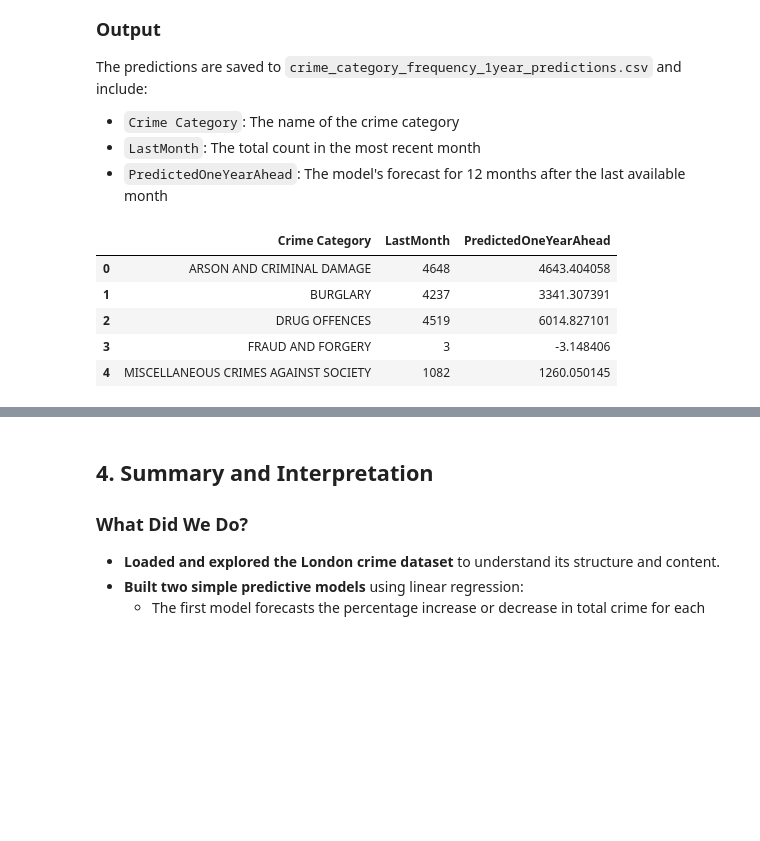
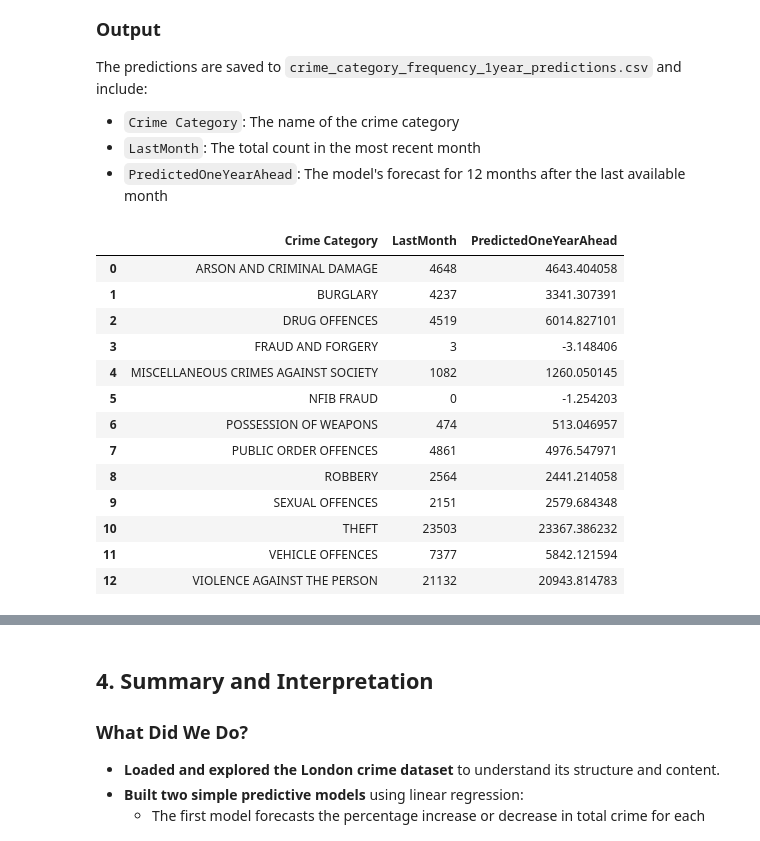
Before and after one commit to MaximilianKlein92/London-Crime, a Jupyter notebook: jupyter_notebooks/Crime_Prediction.ipynb, the cells around one changed output, grey strips where cells are left out. Drawn from its saved outputs; the diff is of its cells as text; code cells hidden in the pictures; blank space fills up the shorter version.

```diff
--- a/jupyter_notebooks/Crime_Prediction.ipynb
+++ b/jupyter_notebooks/Crime_Prediction.ipynb
@@ -143,3 +143,17 @@ ward_pred_df
 | 667 | Yeading | 111 | 98.391304 | -11.359185 |
 | 668 | Yiewsley | 110 | 139.543478 | 26.857708 |
 669 rows × 4 columns
+# %%
+# mae of model 1
+from sklearn.metrics import mean_absolute_error
+mae_list = []
+for ward, row in ward_monthly.iterrows():
+    y = row.values
+    X = np.arange(len(y)).reshape(-1, 1)
+    model = LinearRegression()
+    model.fit(X, y)
+    y_pred = model.predict(X)
+    mae = mean_absolute_error(y, y_pred)
+    mae_list.append({'WardName': ward, 'MAE': mae})
+mae_df = pd.DataFrame(mae_list)
+mae_df
@@ -160,24 +196,32 @@ The predictions are saved to `crime_category_frequency_1year_predictions.csv` an
 # %%
 # Prepare data: sum all crimes per category per month
 cat_monthly = df.groupby('Crime Category')[date_cols].sum()
 
 cat_results = []
 for cat, row in cat_monthly.iterrows():
     y = row.values
     X = np.arange(len(y)).reshape(-1, 1)
     model = LinearRegression()
     model.fit(X, y)
     one_year_ahead = len(y) + 12 - 1  # 12 months ahead from last index
     pred = model.predict([[one_year_ahead]])[0]
     cat_results.append({'Crime Category': cat, 'LastMonth': y[-1], 'PredictedOneYearAhead': pred})
 
 cat_pred_df = pd.DataFrame(cat_results)
 cat_pred_df.to_csv('data/clean/crime_category_frequency_1year_predictions.csv', index=False)
-cat_pred_df.head()
+cat_pred_df
 # %% [output]
 |  | Crime Category | LastMonth | PredictedOneYearAhead |
 | 0 | ARSON AND CRIMINAL DAMAGE | 4648 | 4643.404058 |
 | 1 | BURGLARY | 4237 | 3341.307391 |
 | 2 | DRUG OFFENCES | 4519 | 6014.827101 |
 | 3 | FRAUD AND FORGERY | 3 | -3.148406 |
 | 4 | MISCELLANEOUS CRIMES AGAINST SOCIETY | 1082 | 1260.050145 |
+| 5 | NFIB FRAUD | 0 | -1.254203 |
+| 6 | POSSESSION OF WEAPONS | 474 | 513.046957 |
+| 7 | PUBLIC ORDER OFFENCES | 4861 | 4976.547971 |
+| 8 | ROBBERY | 2564 | 2441.214058 |
+| 9 | SEXUAL OFFENCES | 2151 | 2579.684348 |
+| 10 | THEFT | 23503 | 23367.386232 |
+| 11 | VEHICLE OFFENCES | 7377 | 5842.121594 |
+| 12 | VIOLENCE AGAINST THE PERSON | 21132 | 20943.814783 |
```
Also changed, not shown: parts of 3 cells of this notebook.
